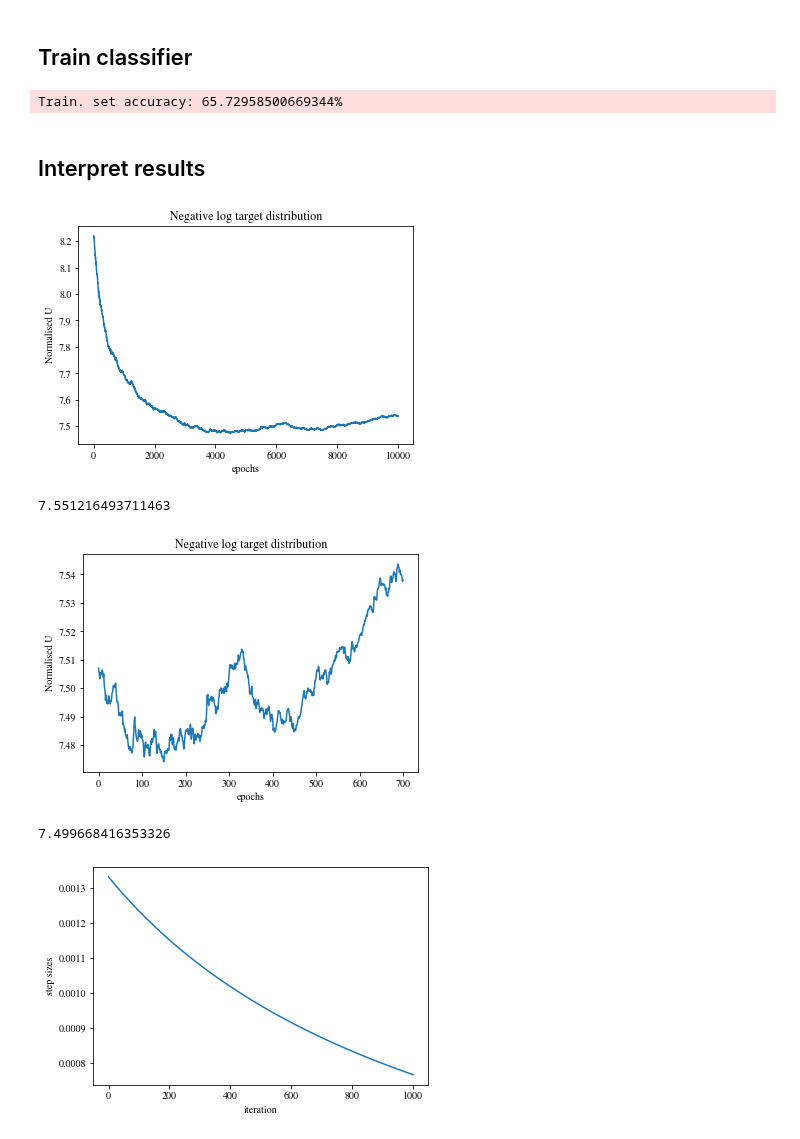
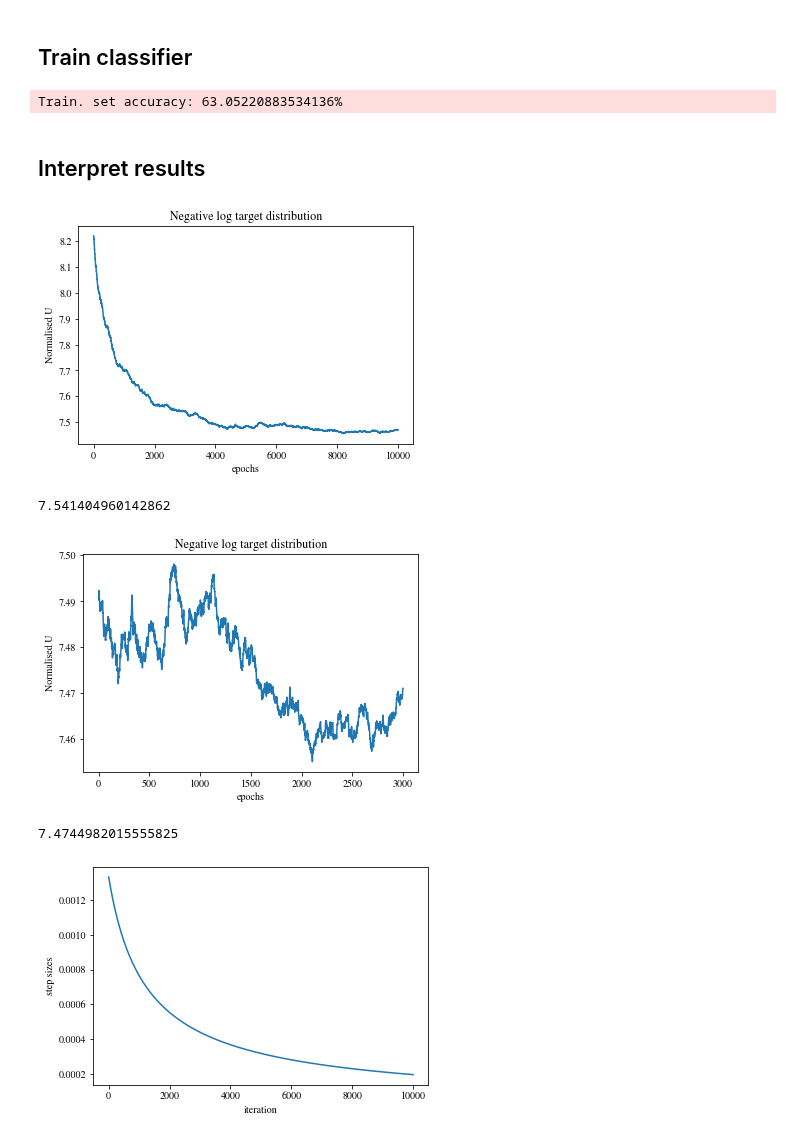
Before and after one commit to LozzaTray/Jormungandr-code, a Jupyter notebook: fb_egonet.ipynb, the cells around one changed output. Cells and saved outputs as stored; diff of their text form; code cells hidden in the pictures.

```diff
--- a/fb_egonet.ipynb
+++ b/fb_egonet.ipynb
@@ -100,14 +100,14 @@ graph.plot_posterior_props()
 # %% [markdown]
 ## Train classifier
 # %%
-classifier = graph.sample_classifier_mala(10000, step_scaling=0.03, verbose=True)
+classifier = graph.sample_classifier_mala(10000, step_scaling=0.02, verbose=True)
 # %% [output]
-Train. set accuracy: 65.72958500669344%
+Train. set accuracy: 63.05220883534136%
 # %% [markdown]
 ## Interpret results
 # %%
 classifier.plot_U()
 # %% [output]
-[figure, old version]
+[figure, new version]
-7.551216493711463
+7.541404960142862
 # %%
@@ -116,12 +116,12 @@ classifier.thin_samples(burn_in_pc=30, thinning_pc=10)
 u_mean = classifier.plot_U()
 print(u_mean)
 # %% [output]
-[figure, old version]
+[figure, new version]
-7.499668416353326
+7.4744982015555825
 # %%
-classifier.plot_step_sizes(1000)
+classifier.plot_step_sizes(10000)
 # %% [output]
-[figure, old version]
+[figure, new version]
 # %%
 classifier.plot_sample_histogram()
 # %% [output]
```
Also changed, not shown: parts of 11 cells of this notebook, 4 other files.
